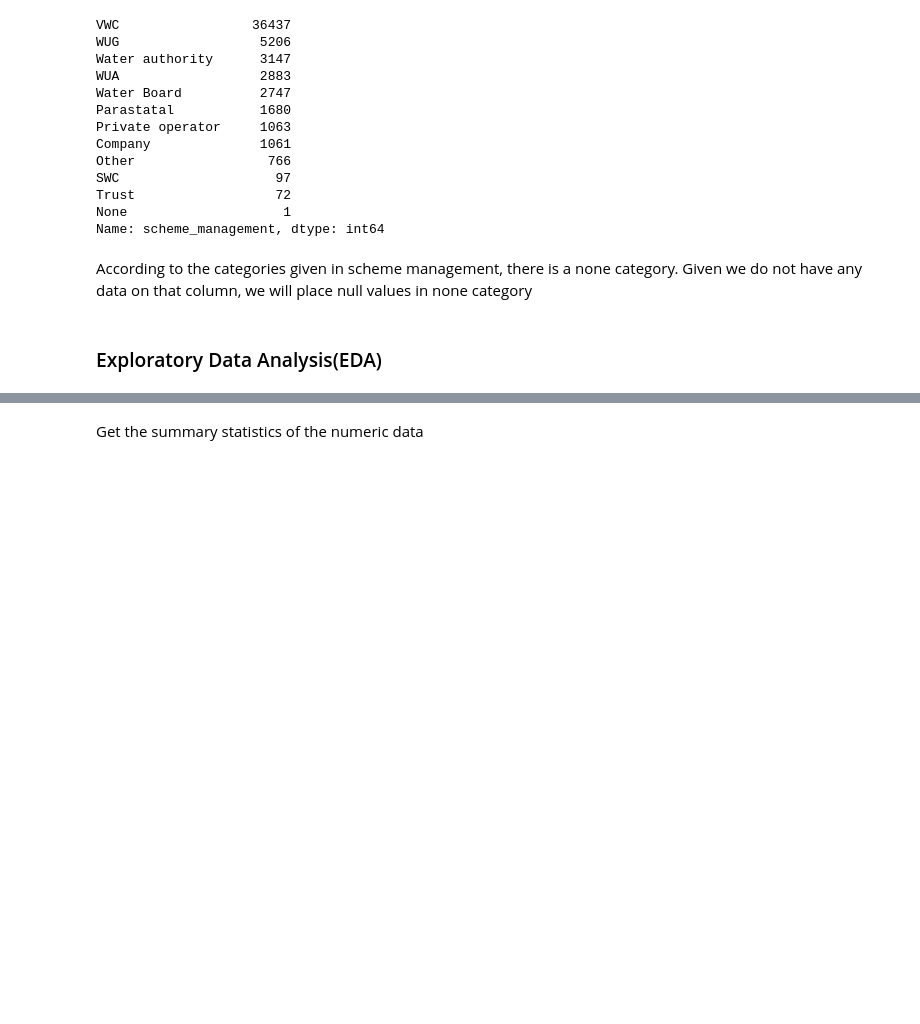
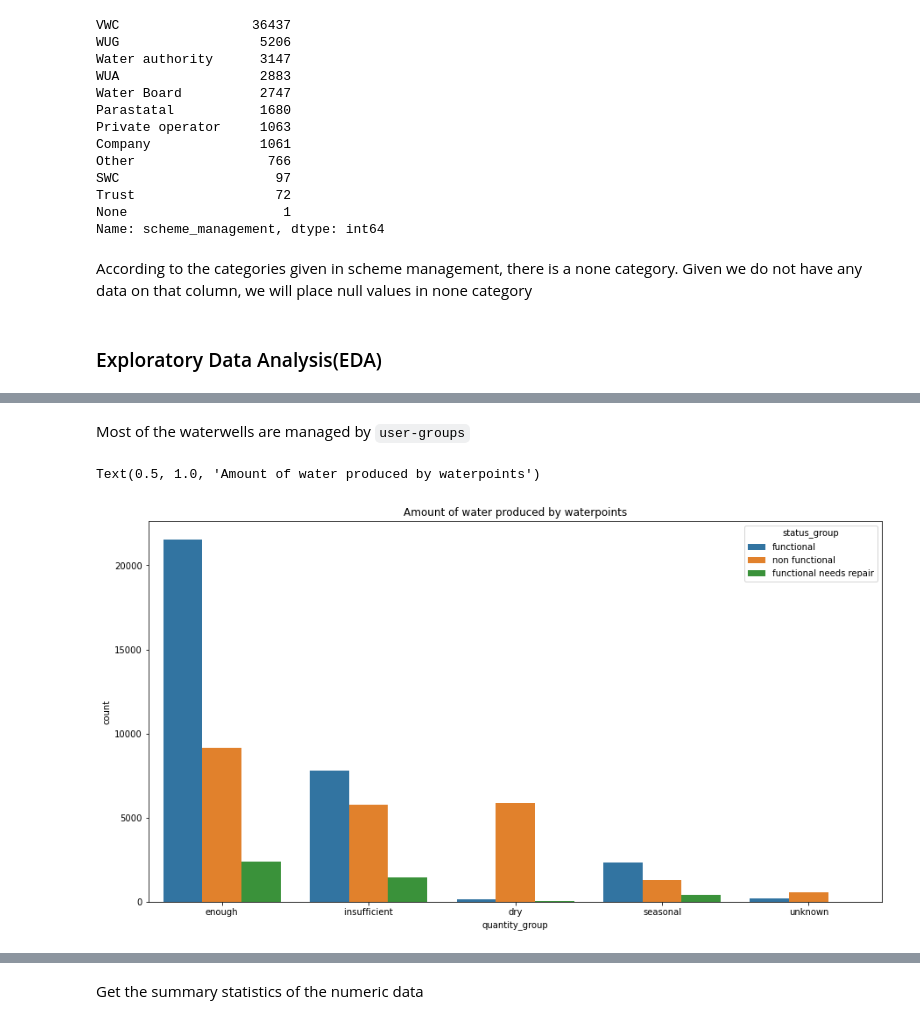
Before and after one commit to BensonMuriu/Tanzania-waterwell-predictions, a Jupyter notebook: Index.ipynb, the cells around one changed output, grey strips where cells are left out. Saved outputs shown, nothing was run; the diff lists cells and outputs as text; code cells hidden in the pictures; blank space fills up the shorter version.

```diff
--- a/Index.ipynb
+++ b/Index.ipynb
@@ -291,0 +442,8 @@ memory usage: 17.7+ MB
+# %% [markdown]
+Most of the waterwells are managed by `user-groups`
+# %%
+count_plot('quantity_group')
+plt.title('Amount of water produced by waterpoints')
+# %% [output]
+Text(0.5, 1.0, 'Amount of water produced by waterpoints')
+[figure, added]
```
Also changed, not shown: parts of 96 cells of this notebook, 1 other file.
